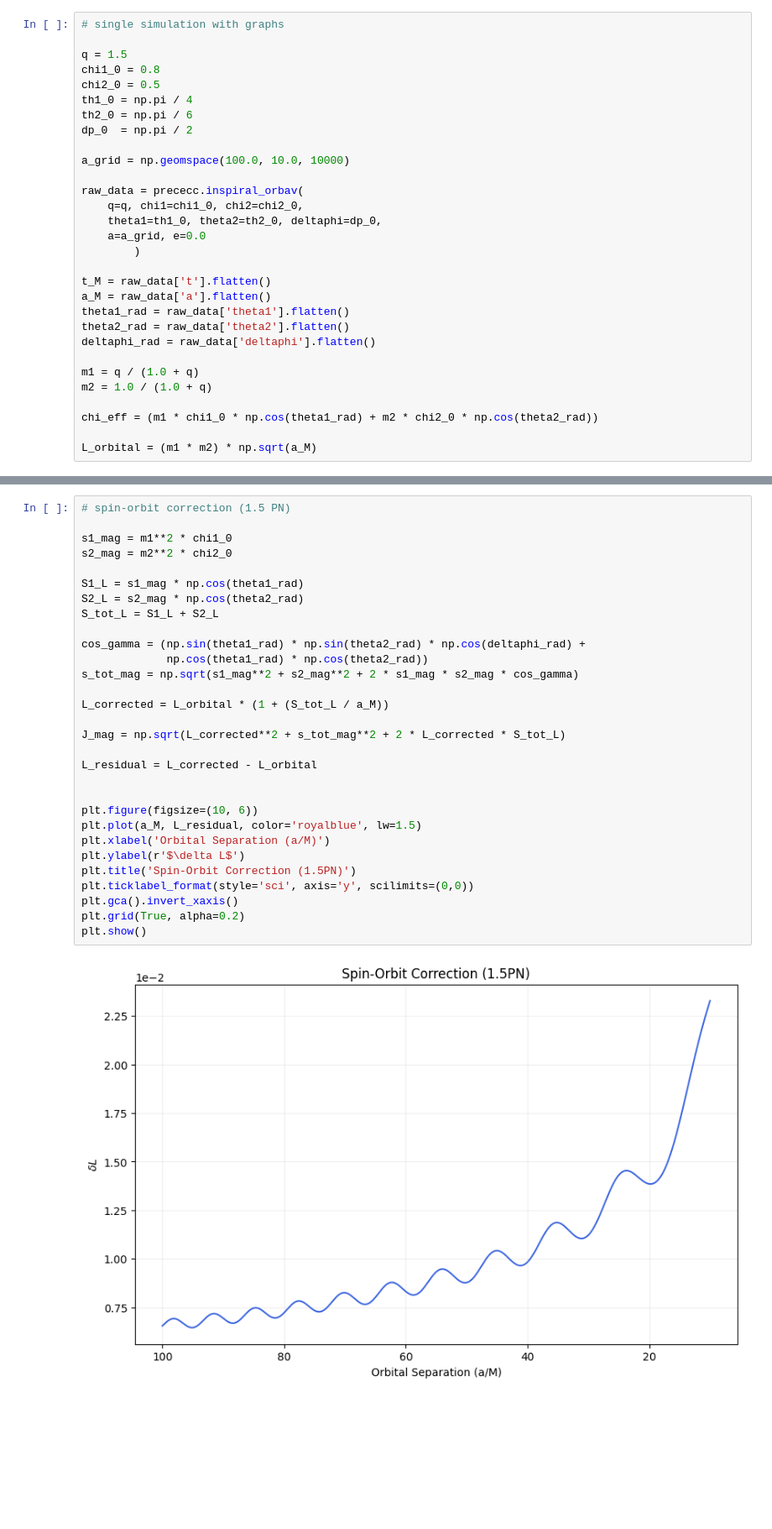
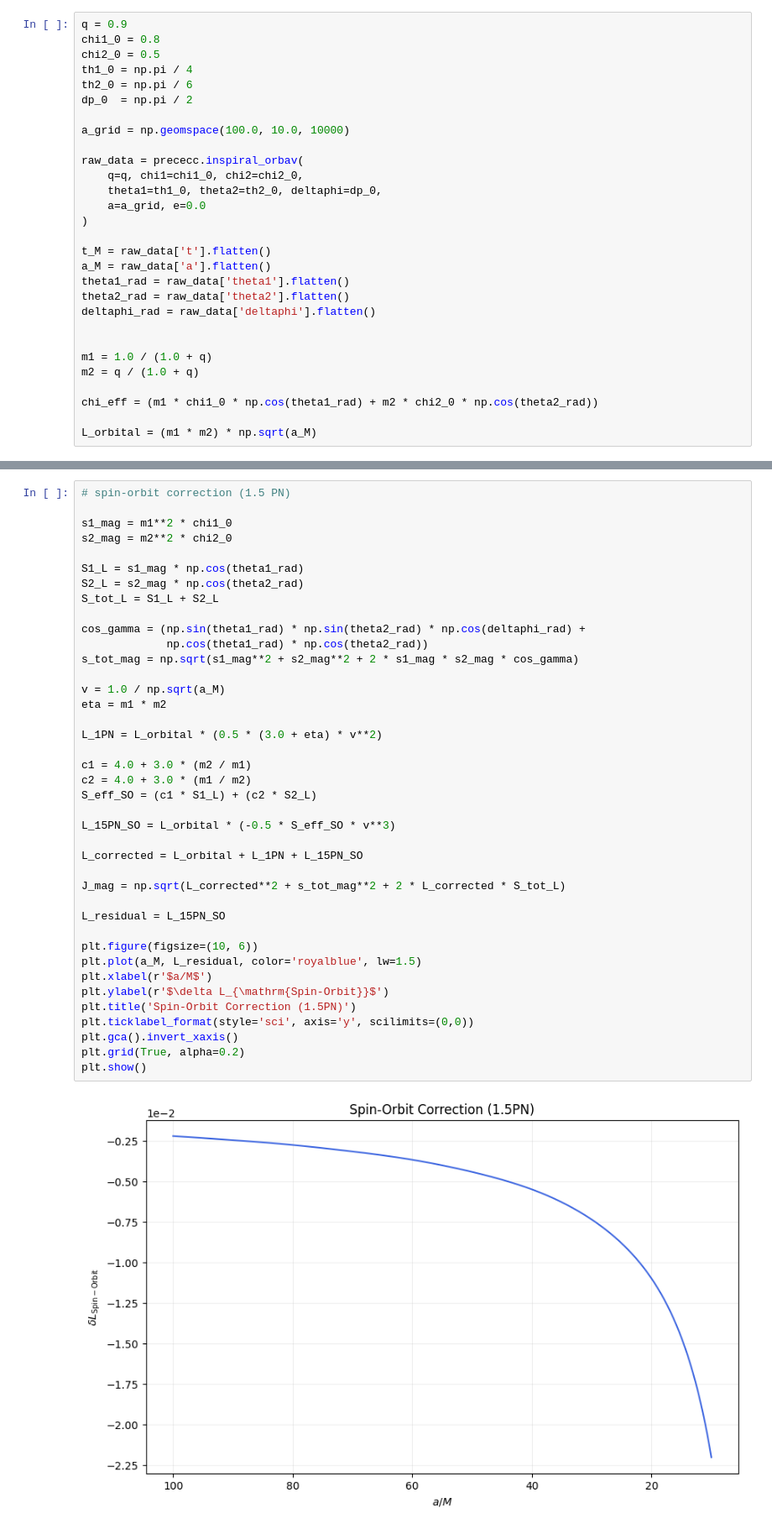
Before and after one commit to giacomobrugali/Entropy-conjecture, a Jupyter notebook: Entropy-conjecture/Precession_Analysis/precession_evolution.ipynb, the cells around one changed output, grey strips where cells are left out. Shown at 84% size. Cells and saved outputs as stored; diff of their text form; blank space fills up the shorter version.

```diff
--- a/Entropy-conjecture/Precession_Analysis/precession_evolution.ipynb
+++ b/Entropy-conjecture/Precession_Analysis/precession_evolution.ipynb
@@ -62,9 +56,7 @@ def archive_bbh_simulation(mass_ratio, chi1, chi2, theta1_0, theta2_0, dphi_0, r
         f.write(header)
         df.to_csv(f, index=False, float_format='%.16e')
 # %%
-# single simulation with graphs
-
-q = 1.5
+q = 0.9
 chi1_0 = 0.8
 chi2_0 = 0.5
 th1_0 = np.pi / 4
@@ -77,7 +69,7 @@ raw_data = prececc.inspiral_orbav(
     q=q, chi1=chi1_0, chi2=chi2_0,
     theta1=th1_0, theta2=th2_0, deltaphi=dp_0,
     a=a_grid, e=0.0
-        )
+)
 
 t_M = raw_data['t'].flatten()
 a_M = raw_data['a'].flatten()
@@ -85,8 +77,9 @@ theta1_rad = raw_data['theta1'].flatten()
 theta2_rad = raw_data['theta2'].flatten()
 deltaphi_rad = raw_data['deltaphi'].flatten()
 
-m1 = q / (1.0 + q)
-m2 = 1.0 / (1.0 + q)
+
+m1 = 1.0 / (1.0 + q)
+m2 = q / (1.0 + q)
 
 chi_eff = (m1 * chi1_0 * np.cos(theta1_rad) + m2 * chi2_0 * np.cos(theta2_rad))
 
@@ -138,35 +152,45 @@ plt.show()
 # %%
 # spin-orbit correction (1.5 PN)
 
 s1_mag = m1**2 * chi1_0
 s2_mag = m2**2 * chi2_0
 
 S1_L = s1_mag * np.cos(theta1_rad)
 S2_L = s2_mag * np.cos(theta2_rad)
 S_tot_L = S1_L + S2_L
 
 cos_gamma = (np.sin(theta1_rad) * np.sin(theta2_rad) * np.cos(deltaphi_rad) +
              np.cos(theta1_rad) * np.cos(theta2_rad))
 s_tot_mag = np.sqrt(s1_mag**2 + s2_mag**2 + 2 * s1_mag * s2_mag * cos_gamma)
 
-L_corrected = L_orbital * (1 + (S_tot_L / a_M))
+v = 1.0 / np.sqrt(a_M)
+eta = m1 * m2
+
+L_1PN = L_orbital * (0.5 * (3.0 + eta) * v**2)
+
+c1 = 4.0 + 3.0 * (m2 / m1)
+c2 = 4.0 + 3.0 * (m1 / m2)
+S_eff_SO = (c1 * S1_L) + (c2 * S2_L)
+
+L_15PN_SO = L_orbital * (-0.5 * S_eff_SO * v**3)
+
+L_corrected = L_orbital + L_1PN + L_15PN_SO
 
 J_mag = np.sqrt(L_corrected**2 + s_tot_mag**2 + 2 * L_corrected * S_tot_L)
 
-L_residual = L_corrected - L_orbital
-
+L_residual = L_15PN_SO
 
 plt.figure(figsize=(10, 6))
 plt.plot(a_M, L_residual, color='royalblue', lw=1.5)
-plt.xlabel('Orbital Separation (a/M)')
-plt.ylabel(r'$\delta L$')
+plt.xlabel(r'$a/M$')
+plt.ylabel(r'$\delta L_{\mathrm{Spin-Orbit}}$')
 plt.title('Spin-Orbit Correction (1.5PN)')
 plt.ticklabel_format(style='sci', axis='y', scilimits=(0,0))
 plt.gca().invert_xaxis()
 plt.grid(True, alpha=0.2)
 plt.show()
 # %% [output]
-[figure, old version]
+[figure, new version]
 # %%
 # Spin-Spin correction (2PN)
 
```
Also changed, not shown: parts of 6 cells of this notebook, 22 other files.
